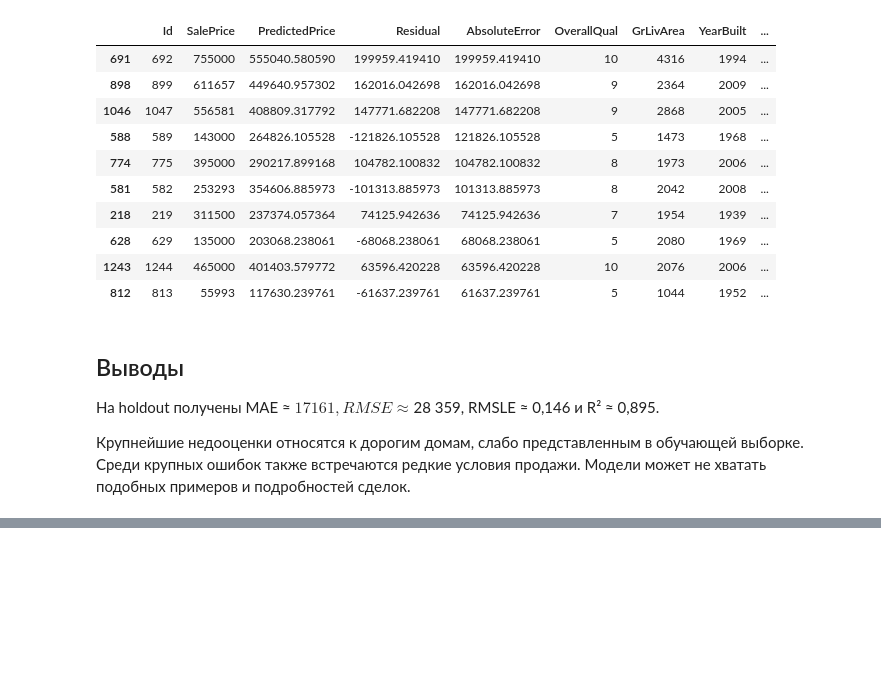
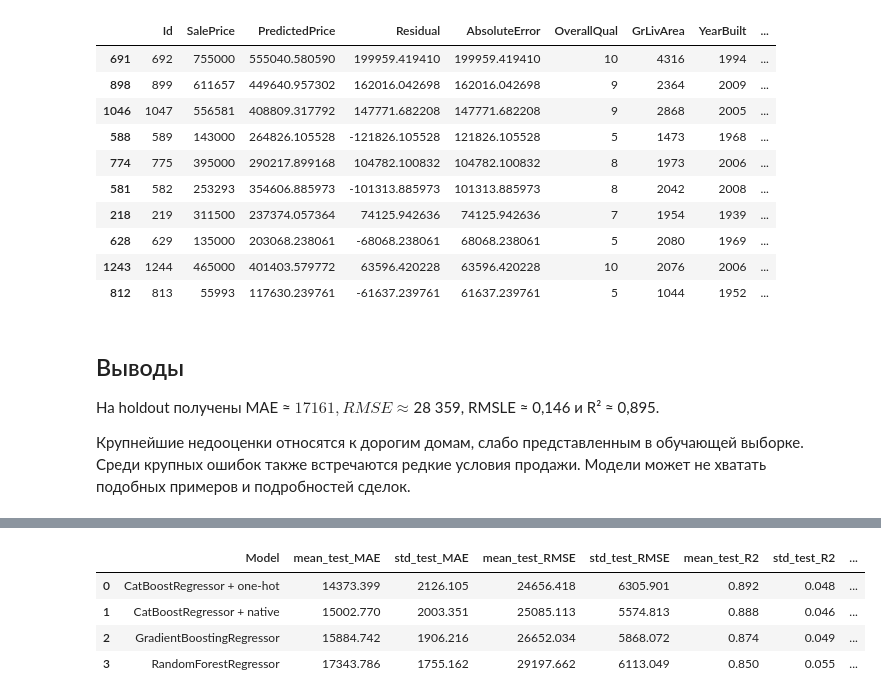
Before and after one commit to nanosecops/house-prices, a Jupyter notebook: house_prices.ipynb, the cells around one changed output, grey strips where cells are left out. Cells and saved outputs as stored; diff of their text form; code cells hidden in the pictures; blank space fills up the shorter version.

```diff
--- a/house_prices.ipynb
+++ b/house_prices.ipynb
@@ -1044,0 +1121,66 @@ RMSLE ≈ 0,146 и R² ≈ 0,895.
+# %%
+import optuna
+from sklearn.base import clone
+from sklearn.model_selection import cross_validate
+
+N_TRIALS = 20
+rows = []
+studies = {}
+
+for prep, model in cases:
+    name = type(model).__name__
+    if isinstance(model, CatBoostRegressor):
+        name += " + one-hot" if prep is preprocess_w_one_hot else " + native"
+
+    def objective(trial):
+        if isinstance(model, RandomForestRegressor):
+            params = {
+                "n_estimators": trial.suggest_categorical("n_estimators", [200, 300, 600]),
+                "max_depth": trial.suggest_categorical("max_depth", [None, 8, 16]),
+                "min_samples_leaf": trial.suggest_categorical("min_samples_leaf", [1, 3, 5, 10]),
+            }
+        elif isinstance(model, GradientBoostingRegressor):
+            params = {
+                "n_estimators": trial.suggest_categorical("n_estimators", [100, 300, 600, 1000]),
+                "learning_rate": trial.suggest_float("learning_rate", 0.03, 0.1, log=True),
+                "max_depth": trial.suggest_int("max_depth", 2, 4),
+                "min_samples_leaf": trial.suggest_categorical("min_samples_leaf", [1, 5, 10, 20]),
+            }
+        else:  # CatBoost
+            params = {
+                "n_estimators": trial.suggest_categorical("n_estimators", [300, 600, 1000, 1500]),
+                "learning_rate": trial.suggest_float("learning_rate", 0.03, 0.1, log=True),
+                "max_depth": trial.suggest_int("max_depth", 4, 8),
+                "l2_leaf_reg": trial.suggest_float("l2_leaf_reg", 1.0, 10.0, log=True),
+            }
+        pipeline = Pipeline([("prep", prep), ("model", clone(model).set_params(**params))]) #Заменяются только параметры из params, остальные остается как в инициализации
+        scores = cross_validate(
+            pipeline, X_train, Y_train,
+            cv=cv, scoring=scoring, error_score="raise",
+        )
+        trial.set_user_attr("cv_results", {
+            **{f"mean_{key}": float(value.mean()) for key, value in scores.items()},
+            **{f"std_{key}": float(value.std()) for key, value in scores.items()},
+        })
+        return float(-scores["test_RMSE"].mean())
+
+    study = optuna.create_study(
+        direction="minimize", sampler=optuna.samplers.TPESampler(seed=0),
+    )
+    study.optimize(objective, n_trials=N_TRIALS)
+    studies[name] = study #В словаре сохраняется отдельный поиск для каждого варианта модели
+    rows.append({
+        "Model": name, "params": study.best_params,
+        **study.best_trial.user_attrs["cv_results"],
+    })
+
+columns = [
+    "Model", "mean_test_MAE", "std_test_MAE", "mean_test_RMSE", "std_test_RMSE",
+    "mean_test_R2", "std_test_R2", "mean_fit_time", "std_fit_time", "params",
+]
+comparison_results = pd.DataFrame(rows).reindex(columns=columns)
+comparison_results[["mean_test_MAE", "mean_test_RMSE"]] *= -1
+comparison_results = comparison_results.sort_values("mean_test_RMSE").reset_index(drop=True)
+with pd.option_context("display.max_columns", None, "display.max_colwidth", None):
+    display(comparison_results.round(3))
+# %% [output]
@@ -1044,0 +1204,5 @@ RMSLE ≈ 0,146 и R² ≈ 0,895.
+|  | Model | mean_test_MAE | std_test_MAE | mean_test_RMSE | std_test_RMSE | mean_test_R2 | std_test_R2 | ... |
+| 0 | CatBoostRegressor + one-hot | 14373.399 | 2126.105 | 24656.418 | 6305.901 | 0.892 | 0.048 | ... |
+| 1 | CatBoostRegressor + native | 15002.770 | 2003.351 | 25085.113 | 5574.813 | 0.888 | 0.046 | ... |
+| 2 | GradientBoostingRegressor | 15884.742 | 1906.216 | 26652.034 | 5868.072 | 0.874 | 0.049 | ... |
+| 3 | RandomForestRegressor | 17343.786 | 1755.162 | 29197.662 | 6113.049 | 0.850 | 0.055 | ... |
```
Also changed, not shown: parts of 26 cells of this notebook.
